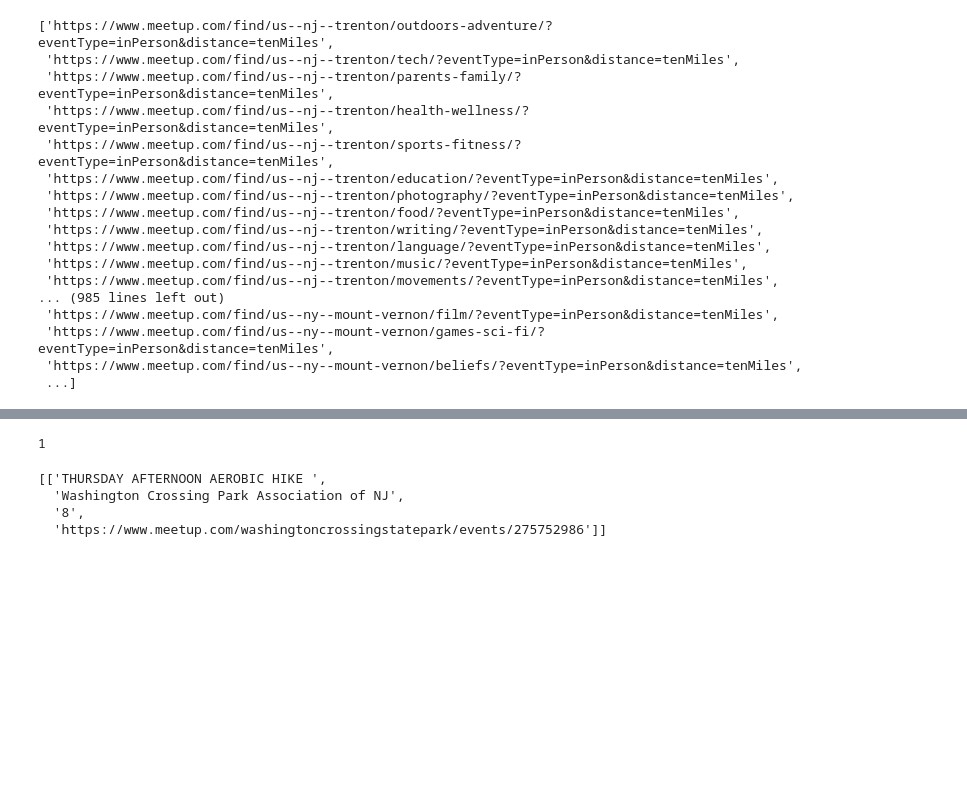
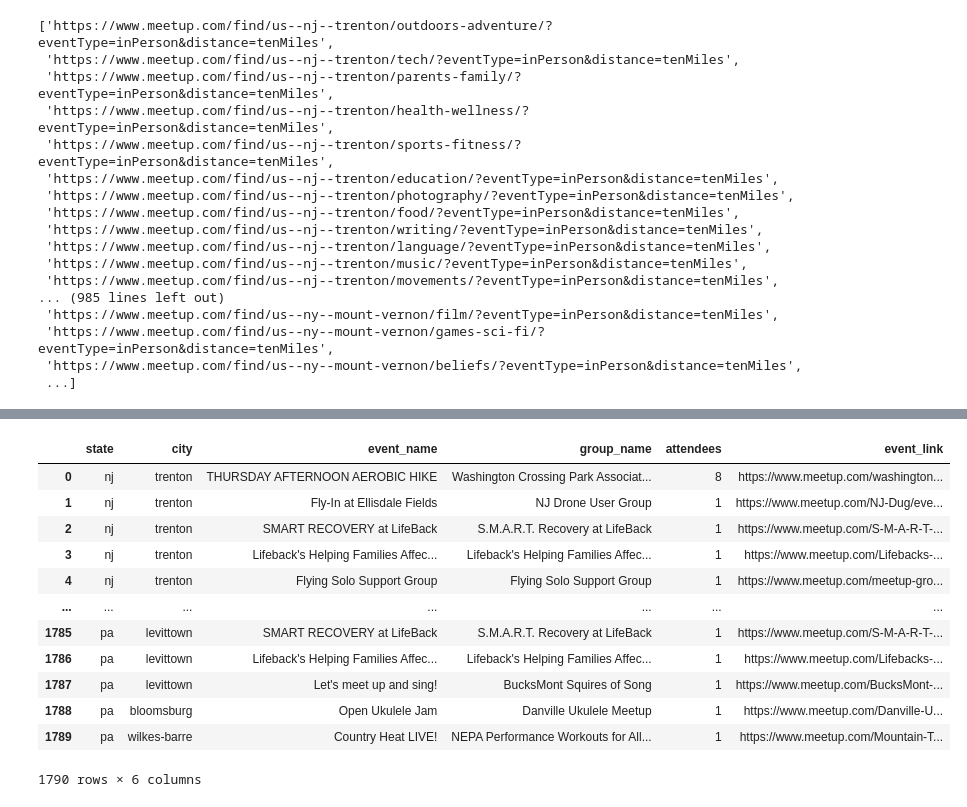
Before and after one commit to MersedehSP/Meetup_Project2, a Jupyter notebook: arts_scraped_data/scrape_arts.ipynb, the cells around one changed output, grey strips where cells are left out. Drawn from its saved outputs; the diff is of its cells as text; code cells hidden in the pictures; blank space fills up the shorter version.

Commit message:
scraped data for all the states/cities/categories

```diff
--- a/arts_scraped_data/scrape_arts.ipynb
+++ b/arts_scraped_data/scrape_arts.ipynb
@@ -58,5 +58,5 @@ browser = Browser('chrome', **executable_path, headless=False)
 # %%
-# soup = bs(html, 'html.parser')
+soup = bs(html, 'html.parser')
 # %%
 categories = soup.find_all('div', 'css-1q80wuk')
 categories
@@ -129,16 +121,29 @@ category_links = ['https://www.meetup.com/find/us--nj--trenton/outdoors-adventur
 # %%
+# category_links = ['https://www.meetup.com/find/us--ny--new-york/outdoors-adventure/?eventType=inPerson&distance=tenMiles',
+#                   'https://www.meetup.com/find/us--nj--trenton/arts-culture/?eventType=inPerson&distance=tenMiles']
 events_arr = []
 group_names_arr = []
 attendees_lst = []
 event_links = []
+event_dfs = []
 
+executable_path = {'executable_path': 'chromedriver.exe'}
+browser = Browser('chrome', **executable_path, headless=False)
 for link in category_links:
+
+    executable_path = {'executable_path': 'chromedriver.exe'}
+    browser = Browser('chrome', **executable_path, headless=False)
 
     browser.visit(link)
     html = browser.html
 
     cat_soup = bs(html, 'html.parser')
 
+    # Retrieve state
+    state = link.split('--')[1]
+
+    # Retrieve city
+    city = link.split('--')[2].split('/')[0]
 
     # Retrieve events
     events = cat_soup.find_all('p', class_='css-1jy1jkx')
@@ -168,9 +173,27 @@ for link in category_links:
             link_text = a['href']
             event_links.append(link_text)
 
+    event_data = {'state':state,
+                  'city': city,
+                  'event_name': events_arr,
+                  'group_name': group_names_arr,
+                  'attendees': attendees_lst,
+                  'event_link': event_links}
+
+    browser.quit()
+
+    df = pd.DataFrame(event_data)
+    event_dfs.append(df)
+    df.empty
+
+    events_arr = []
+    group_names_arr = []
+    attendees_lst = []
+    event_links = []
 
 
-print(events_arr)
-print(group_names_arr)
-print(attendees_lst)
-print(event_links)
+
+# print(events_arr)
+# print(group_names_arr)
+# print(attendees_lst)
+# print(event_links)
@@ -182,18 +200,17 @@ print(event_links)
-# %%
-# Number of events
-no_of_events = len(events_arr)
-print(no_of_events)
-# %% [output]
-1
-# %%
-grouped_lst = []
-
-for event, group_name, attendee_count, event_link in zip(events_arr, group_names_arr, attendees_lst, event_links):
-    grouped_lst.append([event, group_name, attendee_count, event_link])
-
-grouped_lst
-# %% [output]
-[['THURSDAY AFTERNOON AEROBIC HIKE ',
-  'Washington Crossing Park Association of NJ',
-  '8',
-  'https://www.meetup.com/washingtoncrossingstatepark/events/275752986']]
+# %%
+final_meetup_df = pd.concat(event_dfs, ignore_index=True)
+final_meetup_df
+# %% [output]
+|  | state | city | event_name | group_name | attendees | event_link |
+| 0 | nj | trenton | THURSDAY AFTERNOON AEROBIC HIKE | Washington Crossing Park Associat... | 8 | https://www.meetup.com/washington... |
+| 1 | nj | trenton | Fly-In at Ellisdale Fields | NJ Drone User Group | 1 | https://www.meetup.com/NJ-Dug/eve... |
+| 2 | nj | trenton | SMART RECOVERY at LifeBack | S.M.A.R.T. Recovery at LifeBack | 1 | https://www.meetup.com/S-M-A-R-T-... |
+| 3 | nj | trenton | Lifeback's Helping Families Affec... | Lifeback's Helping Families Affec... | 1 | https://www.meetup.com/Lifebacks-... |
+| 4 | nj | trenton | Flying Solo Support Group | Flying Solo Support Group | 1 | https://www.meetup.com/meetup-gro... |
+| ... | ... | ... | ... | ... | ... | ... |
+| 1785 | pa | levittown | SMART RECOVERY at LifeBack | S.M.A.R.T. Recovery at LifeBack | 1 | https://www.meetup.com/S-M-A-R-T-... |
+| 1786 | pa | levittown | Lifeback's Helping Families Affec... | Lifeback's Helping Families Affec... | 1 | https://www.meetup.com/Lifebacks-... |
+| 1787 | pa | levittown | Let's meet up and sing! | BucksMont Squires of Song | 1 | https://www.meetup.com/BucksMont-... |
+| 1788 | pa | bloomsburg | Open Ukulele Jam | Danville Ukulele Meetup | 1 | https://www.meetup.com/Danville-U... |
+| 1789 | pa | wilkes-barre | Country Heat LIVE! | NEPA Performance Workouts for All... | 1 | https://www.meetup.com/Mountain-T... |
+1790 rows × 6 columns
```
Also changed, not shown: parts of 6 cells of this notebook, 1 other file.
